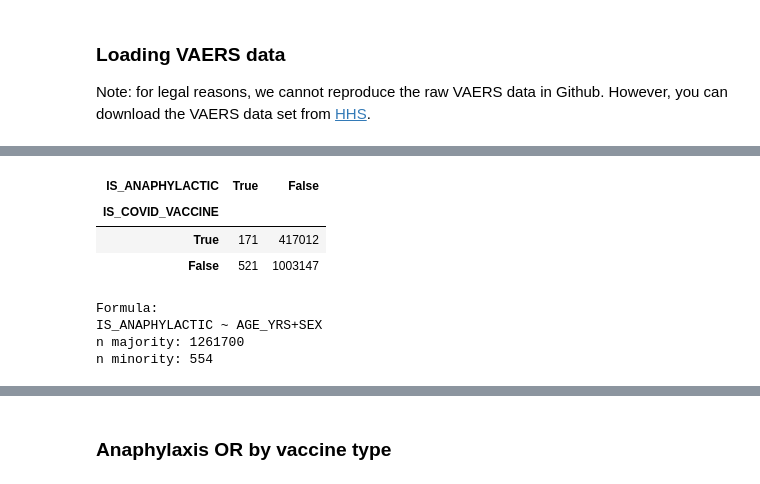
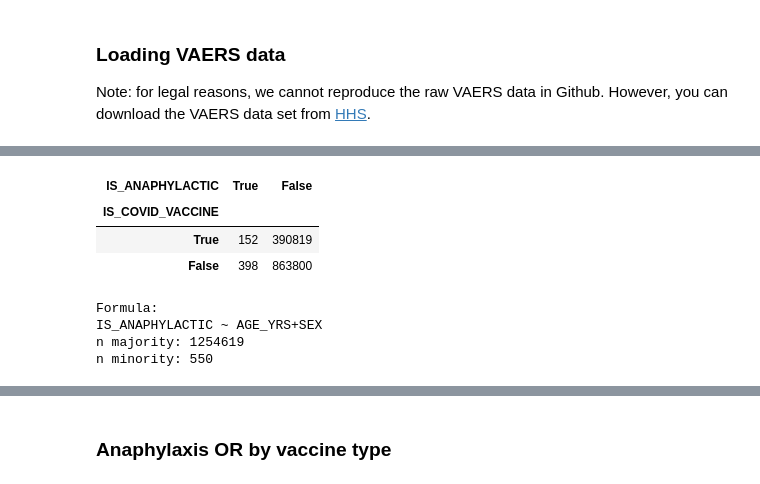
Before and after one commit to chrisvoncsefalvay/covid-19-vaccine-anaphylaxis, a Jupyter notebook: src/Case-control study of anaphylactic events reported in relation to the COVID-19 vaccine.ipynb, the cells around one changed output, grey strips where cells are left out. Saved outputs shown, nothing was run; the diff lists cells and outputs as text; code cells hidden in the pictures.

```diff
--- a/src/Case-control study of anaphylactic events reported in relation to the COVID-19 vaccine.ipynb
+++ b/src/Case-control study of anaphylactic events reported in relation to the COVID-19 vaccine.ipynb
@@ -54,5 +54,9 @@ for filename in tqdm(vaccine_files):
     vax_frames.append(df)
 
 vax = pd.concat(vax_frames, axis=0, ignore_index=True)[["VAERS_ID", "VAX_TYPE", "VAX_DOSE_SERIES", "VAX_NAME"]]
+
+# Discard unknown vaccines
+vax = vax[vax.VAX_TYPE != "UNK"]
+
 vax["IS_COVID_VACCINE"] = vax["VAX_TYPE"] == "COVID19"
 # %% [output]
@@ -113,8 +117,10 @@ Wall time: 929 ms
 # %%
-data = recipients[["VAERS_ID", "AGE_YRS", "SEX", "ALLERGIES"]].merge(symptoms, left_on="VAERS_ID", right_index=True, how="inner").merge(vax, how="inner")
+data = recipients[["VAERS_ID", "AGE_YRS", "SEX", "ALLERGIES", "HISTORY"]].merge(symptoms, left_on="VAERS_ID", right_index=True, how="inner").merge(vax, how="inner")
 data.index = data.VAERS_ID
 # %%
 %%time
 
-pd.crosstab(data.IS_COVID_VACCINE, data.IS_ANAPHYLACTIC).sort_index(ascending=False).sort_index(axis=1, ascending=False)
+df = data[["VAERS_ID", "AGE_YRS", "SEX", "IS_ANAPHYLACTIC", "IS_COVID_VACCINE"]].dropna()
+
+pd.crosstab(df.IS_COVID_VACCINE, df.IS_ANAPHYLACTIC).sort_index(ascending=False).sort_index(axis=1, ascending=False)
 # %% [output]
@@ -123,7 +129,7 @@ Wall time: 133 ms
 | IS_ANAPHYLACTIC | True | False |
 | IS_COVID_VACCINE |  |  |
-| True | 171 | 417012 |
-| False | 521 | 1003147 |
+| True | 152 | 390819 |
+| False | 398 | 863800 |
 # %%
 cases = data[data.IS_ANAPHYLACTIC == True][["VAERS_ID", "AGE_YRS", "SEX", "IS_ANAPHYLACTIC", "IS_COVID_VACCINE"]]
 controls = data[data.IS_ANAPHYLACTIC == False][["VAERS_ID", "AGE_YRS", "SEX", "IS_ANAPHYLACTIC", "IS_COVID_VACCINE"]]
@@ -132,8 +138,8 @@ m = Matcher(cases, controls, yvar="IS_ANAPHYLACTIC", exclude=["VAERS_ID", "IS_CO
 # %% [output]
 Formula:
 IS_ANAPHYLACTIC ~ AGE_YRS+SEX
-n majority: 1261700
-n minority: 554
+n majority: 1254619
+n minority: 550
 # %%
 %%time
 
```
Also changed, not shown: parts of 28 cells of this notebook, 6 other files.
